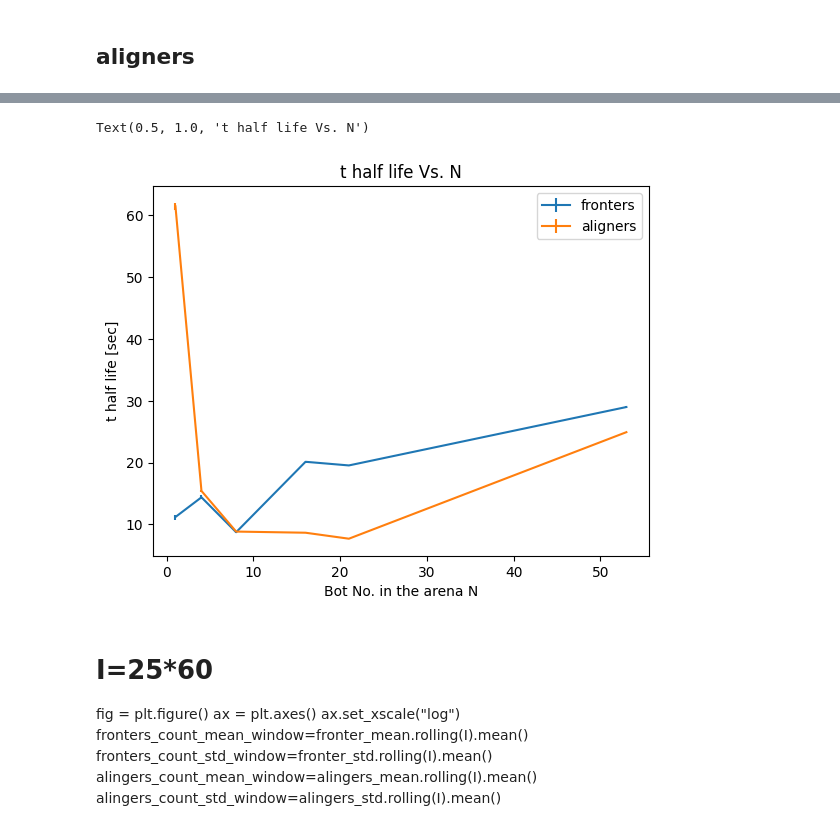
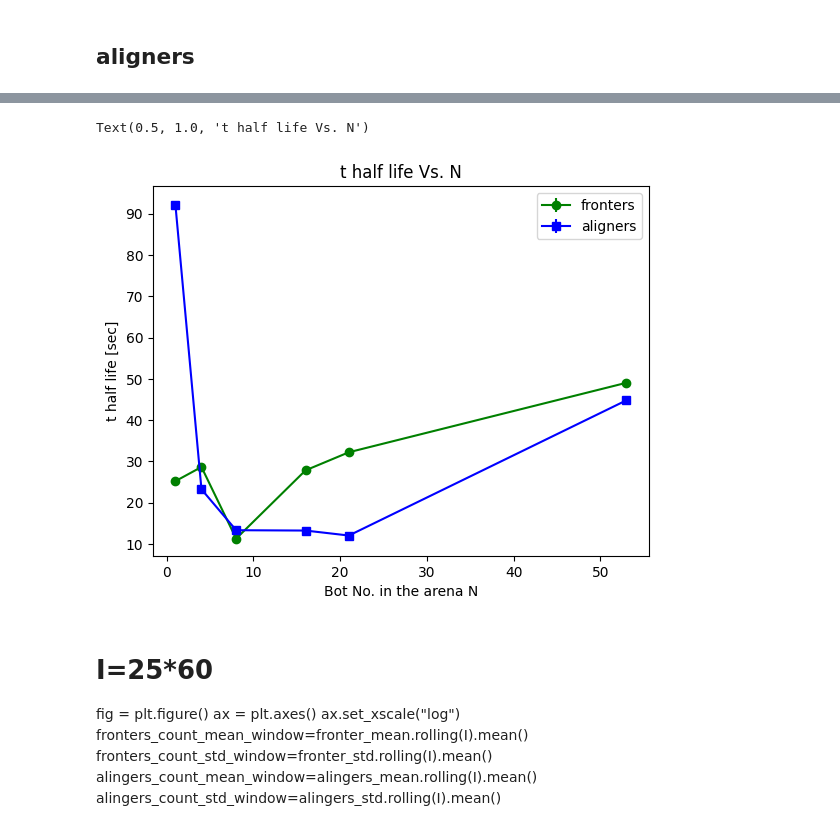
Before and after one commit to complex-lab/robotic_swarms, a Jupyter notebook: bots_number_per_frame.ipynb, the cells around one changed output, grey strips where cells are left out. Saved outputs shown, nothing was run; the diff lists cells and outputs as text; code cells hidden in the pictures.

```diff
--- a/bots_number_per_frame.ipynb
+++ b/bots_number_per_frame.ipynb
@@ -414,6 +404,7 @@ for i in [1,4,8,16,21,53]:
     alingers_count_mean_window=alingers_count_mean_window.dropna()
     t=(alingers_count_mean_window.index.values)/25
     #x=np.arange(len(alingers_count_mean_window))
+    p0=np.array([i,80,2])
     popt,pcov = sc.optimize.curve_fit(expShift,t,alingers_count_mean_window,p0=[i,80,2])
     perr = np.sqrt(np.diag(pcov))
     corr=np.corrcoef(pcov,rowvar=True)
@@ -424,14 +415,37 @@ for i in [1,4,8,16,21,53]:
     color = next(ax._get_lines.prop_cycler)['color']
     plt.plot(t,alingers_count_mean_window,label='{:d} bots'.format(i),color=color)
     plt.plot(t,expShift(t,*popt),label='{:d} fit'.format(i),color=color,linestyle='--')
-    ksss_align.append(popt[2])
-    ksss_err_align.append(perr[2])
-    half_time_align.append((popt[1]*np.log(2)))
-    half_time_err_align.append((perr[1]*np.log(2)))
+    cond_half=alingers_count_mean_window<=(i/2)
+    cond_half_data=alingers_count_mean_window[cond_half]
+    t_half_life=popt[1]*np.sqrt(np.log(2))
+    kissingStart = int(t_half_life*25*3)
+    kissingStop = int(t_half_life*25*12)
+    print(kissingStop/25)
+    Kss_data=alingers_count_mean_window.iloc[kissingStart:kissingStop]
+    ksss_align.append(Kss_data.mean())
+    ksss_err_align.append(Kss_data.std()/2)
+    half_time_align.append(popt[1]*np.sqrt(np.log(2)))
+    half_time_err_align.append(perr[1]*np.sqrt(np.log(2)))
     ax.legend()
-    plt.title('Aligners rolling mean')
-    plt.xlabel('Time[sec]')
-    plt.ylabel('Bot No.')
+    file_path=path+'\\results\\aligners\\{}_bots'.format(i)
+    isExist = os.path.exists(file_path)
+    if not isExist:
+
+   # Create a new directory because it does not exist
+        os.makedirs(file_path)
+    data_fit['t']=t
+    data_fit['fronters_count']=fronters_count_mean_window
+    data_fit['fit']=expShift(t,*popt)
+    data_fit.to_csv(file_path+'\\data_fit.csv'.format(i))
+    popt.tofile(file_path+'\\popt.csv'.format(i))
+    p0.tofile(file_path+'\\p0.csv'.format(i))
+    pcov.tofile(file_path+'\\pcov.csv'.format(i))
+    corr.tofile(file_path+'\\corr.csv'.format(i))
+    data_fit=pd.DataFrame()
+
+plt.title('Aligners rolling mean')
+plt.xlabel('Time[sec]')
+plt.ylabel('Bot No.')
     #ax.errorbar(list(range(0,len(fronters_count_mean_window))),fronters_count_mean_window,yerr=fronters_count_std_window,ecolor='yellow',color='olive',alpha=0.9)
 plt.axis([0,2E2,0,25])
 plt.grid()
@@ -457,19 +487,19 @@ Text(0.5, 1.0, 'Kss Vs. N')
 # %%
 fig = plt.figure()
 ax2 = plt.axes()
 half_time_fron=np.array(half_time_fron)
 half_time_err_fron=np.array(half_time_err_fron)
 half_time_align=np.array(half_time_align)
 half_time_err_align=np.array(half_time_err_align)
-ax2.errorbar(x=Ns,y=half_time_fron,yerr=half_time_err_fron,label='fronters')
-ax2.errorbar(x=Ns,y=half_time_align,yerr=half_time_err_align,label='aligners')
+ax2.errorbar(x=Ns,y=half_time_fron,yerr=half_time_err_fron,label='fronters',marker='o',color='green')
+ax2.errorbar(x=Ns,y=half_time_align,yerr=half_time_err_align,label='aligners',marker='s',color='blue')
 ax2.legend()
 plt.xlabel('Bot No. in the arena N')
 plt.ylabel('t half life [sec]')
 plt.title('t half life Vs. N')
 # %% [output]
 Text(0.5, 1.0, 't half life Vs. N')
-[figure, old version]
+[figure, new version]
 # %% [markdown]
 # I=25*60
 fig = plt.figure()
```
Also changed, not shown: parts of 12 cells of this notebook.
